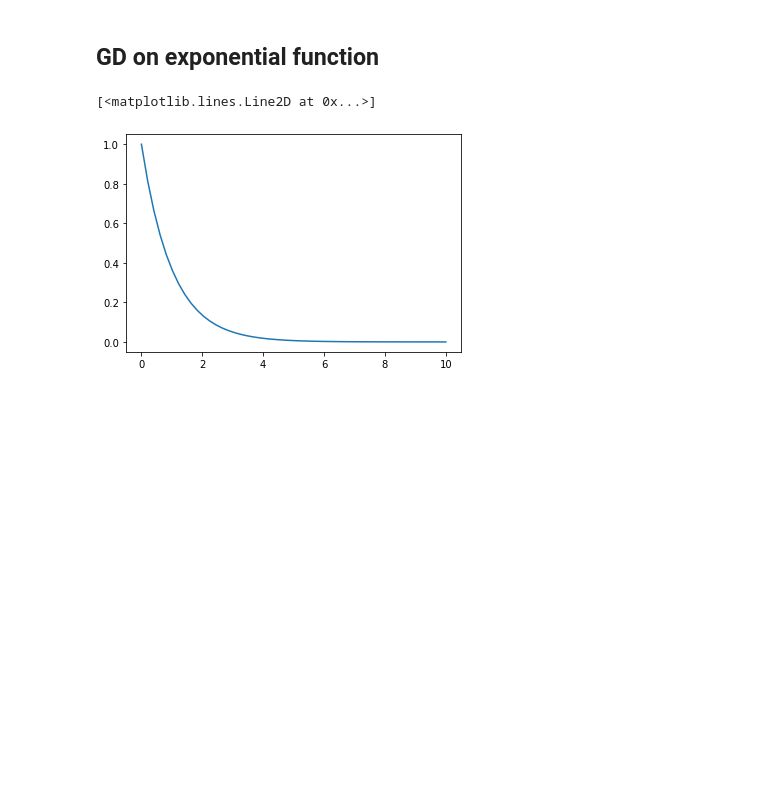
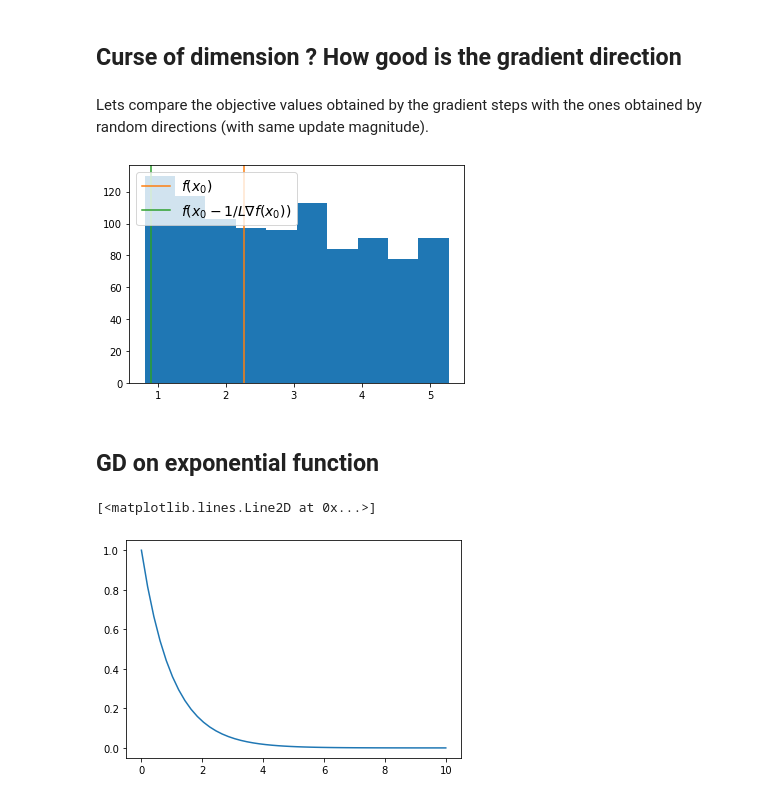
Before and after one commit to mathurinm/mathurinm.github.io, a Jupyter notebook: assets/2022_wust/Lecture2_generic_GD.ipynb, the cells around one changed output. Saved outputs shown, nothing was run; the diff lists cells and outputs as text; code cells hidden in the pictures; blank space fills up the shorter version.

```diff
--- a/assets/2022_wust/Lecture2_generic_GD.ipynb
+++ b/assets/2022_wust/Lecture2_generic_GD.ipynb
@@ -5,6 +5,38 @@ from numpy.linalg import norm
 from scipy.optimize import check_grad
 from sklearn.linear_model import LogisticRegression
 np.set_printoptions(precision=3)
+# %% [markdown]
+## Curse of dimension ? How good is the gradient direction
+# %%
+n_samples, n_features = 3, 3
+A = np.random.randn(n_samples, n_features)
+b = np.random.randn(n_samples)
+
+L = np.linalg.norm(A, ord=2) ** 2
+def f(x):
+    return 0.5 * norm(A @ x - b)**2
+
+x0 = np.random.randn(n_features)
+
+grad_increment = 1/L * A.T @ (A @ x0 - b)
+f_grad = f(x0 - grad_increment)
+# %% [markdown]
+Lets compare the objective values obtained by the gradient steps with the ones obtained by random directions (with same update magnitude).
+# %%
+fs = []
+for _ in range(1000):
+    direction = np.random.randn(n_features)
+    direction *= norm(grad_increment) / norm(direction)
+
+    fs.append(f(x0 - direction))
+# %%
+cmap = plt.get_cmap('tab10')
+plt.hist(fs, bins=10)
+plt.axvline(f(x0), label='$f(x_0)$', c=cmap(1))
+plt.axvline(f_grad, label='$f(x_0 - 1/L \\nabla f(x_0))$', c=cmap(2))
+plt.legend(loc='upper left', fontsize=14);
+# %% [output]
+[figure, added]
 # %% [markdown]
 ## GD on exponential function
 # %%
```
Also changed, not shown: parts of 10 cells of this notebook.
